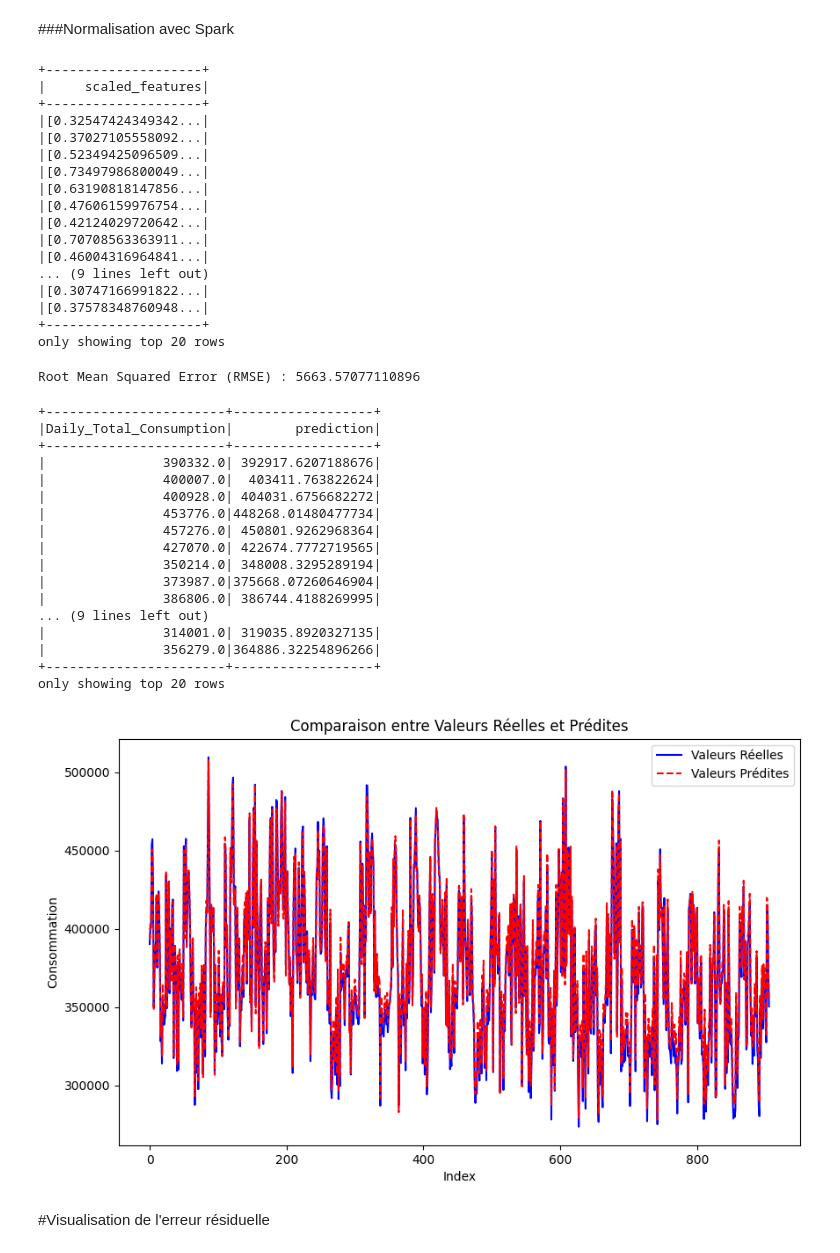
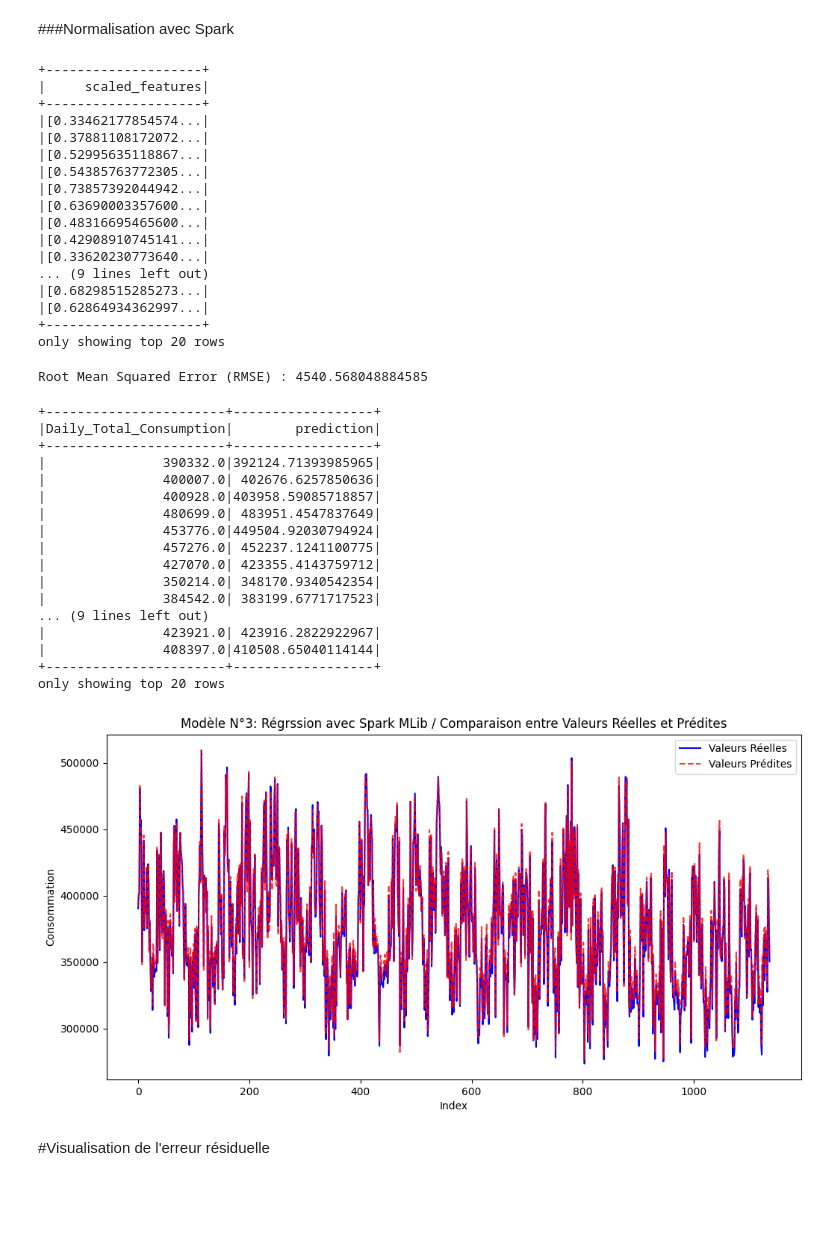
Before and after one commit to najouaelfethi/bigdataproject, a Jupyter notebook: EDA_Prétraitement&Modélisation_Prédective_Consommation_énergitique.ipynb, the cells around one changed output. Cells and saved outputs as stored; diff of their text form; code cells hidden in the pictures; blank space fills up the shorter version.

```diff
--- a/EDA_Prétraitement&Modélisation_Prédective_Consommation_énergitique.ipynb
+++ b/EDA_Prétraitement&Modélisation_Prédective_Consommation_énergitique.ipynb
@@ -1252,7 +1360,7 @@ df4.show()
 only showing top 20 rows
 # %%
 # Diviser les données
-train_data, test_data = df4.randomSplit([0.8, 0.2], seed=42)
+train_data, test_data = df4.randomSplit([0.75, 0.25], seed=42)
 # %% [markdown]
 ###Normalisation avec Spark
 # %%
@@ -1273,25 +1381,25 @@ test_data.select("scaled_features").show()
 +--------------------+
 |     scaled_features|
 +--------------------+
-|[0.32547424349342...|
-|[0.37027105558092...|
-|[0.52349425096509...|
-|[0.73497986800049...|
-|[0.63190818147856...|
-|[0.47606159976754...|
-|[0.42124029720642...|
-|[0.70708563363911...|
-|[0.46004316964841...|
+|[0.33462177854574...|
+|[0.37881108172072...|
+|[0.52995635118867...|
+|[0.54385763772305...|
+|[0.73857392044942...|
+|[0.63690003357600...|
+|[0.48316695465600...|
+|[0.42908910745141...|
+|[0.33620230773640...|
 ... (9 lines left out)
-|[0.30747166991822...|
-|[0.37578348760948...|
+|[0.68298515285273...|
+|[0.62864934362997...|
 +--------------------+
 only showing top 20 rows
 # %%
 from pyspark.ml.regression import LinearRegression
 from pyspark.ml.evaluation import RegressionEvaluator
 
-LinearRegression = LinearRegression(featuresCol="scaled_features", labelCol="Daily_Total_Consumption", predictionCol="prediction")
+LinearRegression = LinearRegression(featuresCol="scaled_features", labelCol="Daily_Total_Consumption", regParam=0.1, solver="auto", predictionCol="prediction")
 
 model = LinearRegression.fit(train_data)
 
@@ -1306,7 +1414,7 @@ evaluator = RegressionEvaluator(labelCol="Daily_Total_Consumption", predictionCo
 rmse = evaluator.evaluate(predictions)
 print(f"Root Mean Squared Error (RMSE) : {rmse}")
 # %% [output]
-Root Mean Squared Error (RMSE) : 5663.57077110896
+Root Mean Squared Error (RMSE) : 4540.568048884585
 # %%
 # Sélectionner les colonnes nécessaires
 predicted_data = predictions.select("Daily_Total_Consumption", "prediction")
@@ -1317,18 +1425,18 @@ predicted_data.show()
 +-----------------------+------------------+
 |Daily_Total_Consumption|        prediction|
 +-----------------------+------------------+
-|               390332.0| 392917.6207188676|
-|               400007.0|  403411.763822624|
-|               400928.0| 404031.6756682272|
-|               453776.0|448268.01480477734|
-|               457276.0| 450801.9262968364|
-|               427070.0| 422674.7772719565|
-|               350214.0| 348008.3295289194|
-|               373987.0|375668.07260646904|
-|               386806.0| 386744.4188269995|
+|               390332.0|392124.71393985965|
+|               400007.0| 402676.6257850636|
+|               400928.0|403958.59085718857|
+|               480699.0| 483951.4547837649|
+|               453776.0|449504.92030794924|
+|               457276.0| 452237.1241100775|
+|               427070.0| 423355.4143759712|
+|               350214.0| 348170.9340542354|
+|               384542.0| 383199.6771717523|
 ... (9 lines left out)
-|               314001.0| 319035.8920327135|
-|               356279.0|364886.32254896266|
+|               423921.0| 423916.2822922967|
+|               408397.0|410508.65040114144|
 +-----------------------+------------------+
 only showing top 20 rows
 # %%
@@ -1337,19 +1445,19 @@ predicted_data_pd = predicted_data.toPandas()
 # %%
 import matplotlib.pyplot as plt
 
 # Tracer les valeurs réelles et prédites
-plt.figure(figsize=(10, 6))
+plt.figure(figsize=(12, 6))
 plt.plot(predicted_data_pd["Daily_Total_Consumption"], label="Valeurs Réelles", color="blue")
-plt.plot(predicted_data_pd["prediction"], label="Valeurs Prédites", color="red", linestyle="dashed")
+plt.plot(predicted_data_pd["prediction"], label="Valeurs Prédites", color="red", linestyle="dashed", alpha=0.8)
 
 # Ajouter des légendes et des titres
-plt.title("Comparaison entre Valeurs Réelles et Prédites")
+plt.title("Modèle N°3: Régrssion avec Spark MLib / Comparaison entre Valeurs Réelles et Prédites")
 plt.xlabel("Index")
 plt.ylabel("Consommation")
 plt.legend()
 plt.show()
 # %% [output]
-[figure, old version]
+[figure, new version]
 # %% [markdown]
 #Visualisation de l'erreur résiduelle
 # %%
```
Also changed, not shown: parts of 59 cells of this notebook.
